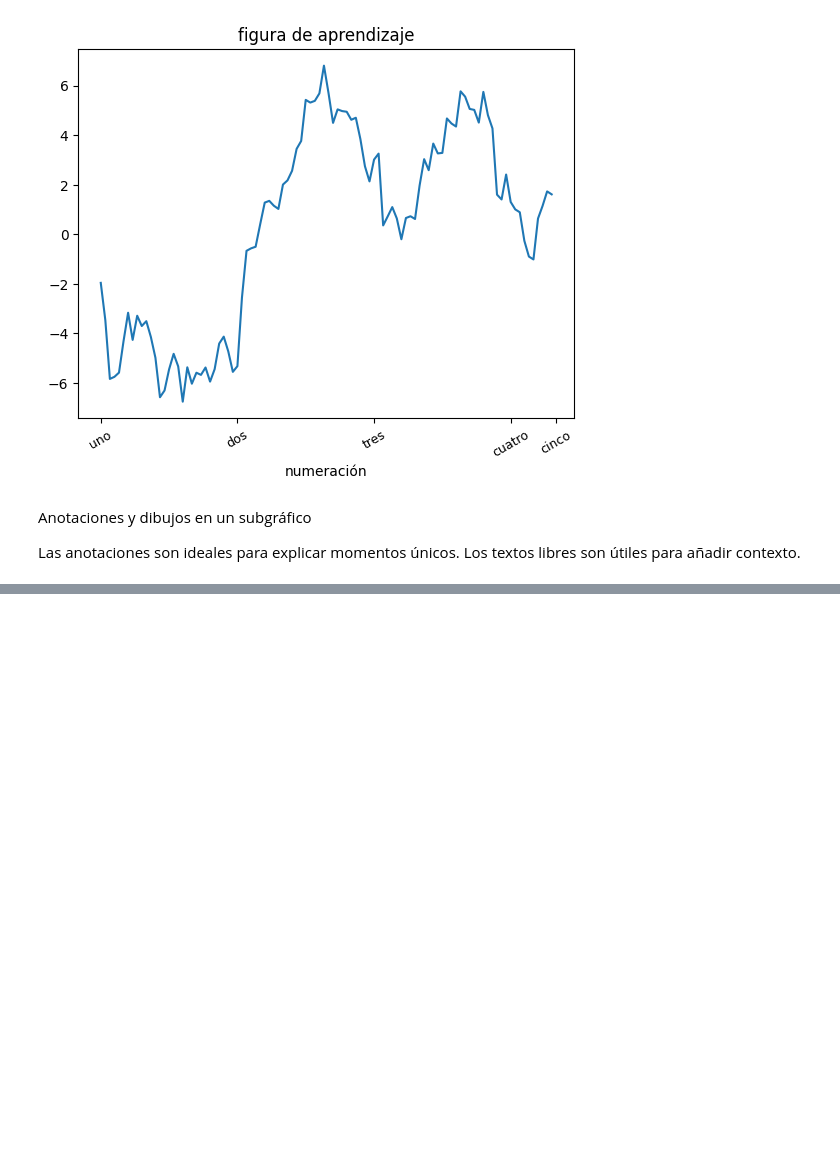
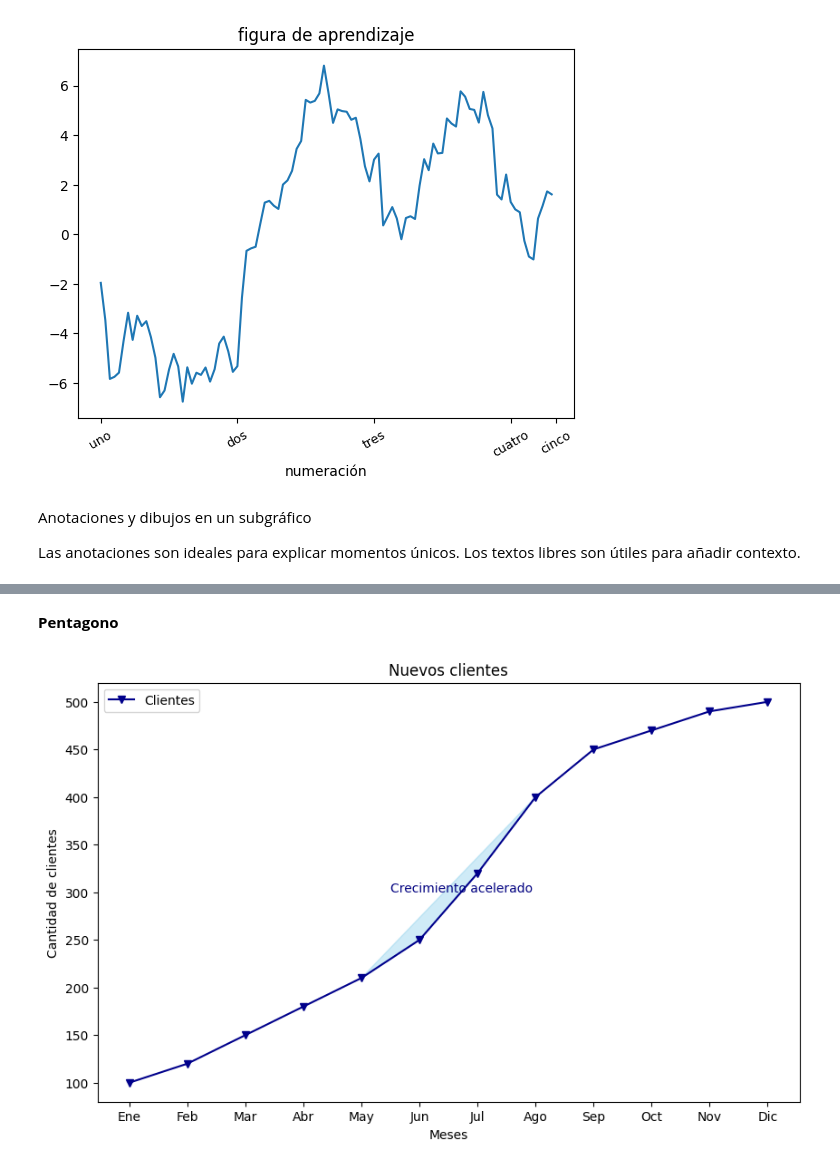
Before and after one commit to Monica-Restrepo/Graficos, a Jupyter notebook: Matplotlib.ipynb, the cells around one changed output, grey strips where cells are left out. Drawn from its saved outputs; the diff is of its cells as text; code cells hidden in the pictures; blank space fills up the shorter version.

```diff
--- a/Matplotlib.ipynb
+++ b/Matplotlib.ipynb
@@ -571,0 +623,25 @@ Anotaciones y dibujos en un subgráfico
+# %% [markdown]
+**Pentagono**
+# %%
+meses = np.arange(1,13)
+usuarios = [100, 120, 150, 180, 210, 250, 320, 400, 450, 470, 490, 500]
+fig, ax = plt.subplots(figsize=(10,6))
+ax.plot(meses,usuarios, marker='v', color='darkblue', label='Clientes')
+
+# Poligono para un área en crecimiento
+pgon = plt.Polygon([[5,210], [6,250], [7,320], [8,400]], color='skyblue', alpha=0.4)
+ax.add_patch(pgon)
+
+# Anotación simple
+ax.text(5.5,300, 'Crecimiento acelerado', fontsize=10, color='navy')
+
+# Personalización
+ax.set_xticks(meses)
+ax.set_xticklabels(['Ene', 'Feb', 'Mar', 'Abr', 'May', 'Jun', 'Jul', 'Ago', 'Sep', 'Oct', 'Nov', 'Dic'])
+ax.set_xlabel('Meses')
+ax.set_ylabel('Cantidad de clientes')
+ax.set_title('Nuevos clientes')
+ax.legend()
+plt.show()
+# %% [output]
+[figure, added]
```
Also changed, not shown: parts of 3 cells of this notebook.
